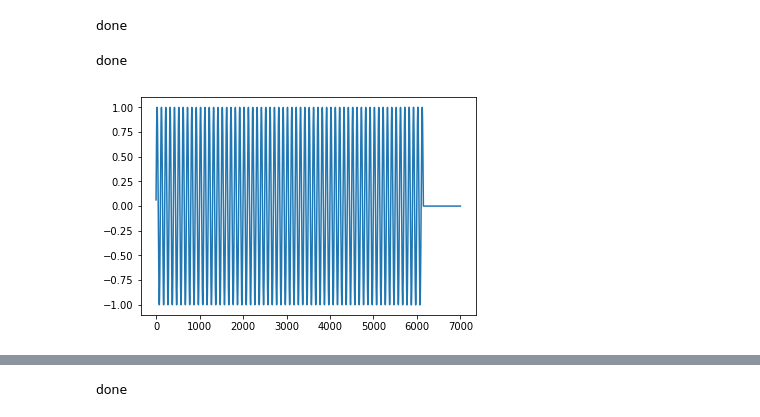
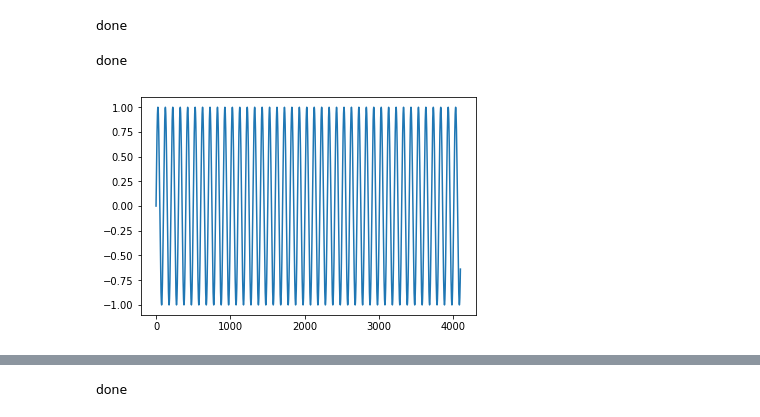
Before and after one commit to BeyondCloud/FUJI_Chorus, a Jupyter notebook: testc/fujiHarm.ipynb, the cells around one changed output, grey strips where cells are left out. Saved outputs shown, nothing was run; the diff lists cells and outputs as text; code cells hidden in the pictures.

Commit message:
done all

```diff
--- a/testc/fujiHarm.ipynb
+++ b/testc/fujiHarm.ipynb
@@ -1,31 +1,46 @@
-# %%
-from ctypes import *
-import librosa
-import numpy as np
-import math
-import pyaudio
-
-print('done')
-# %% [output]
-done
+# %%
+from ctypes import *
+import librosa
+import numpy as np
+import math
+import pyaudio
+
+fs = 44100
+delay_sec = 0.013
+depth =0.003
+mod_rate = 3.2  #Hz
+feedback = 0.3
+dry_wet = 0.4
+CHUNK = 4096
+FORMAT = pyaudio.paFloat32     # audio format (bytes per sample?)
+CHANNELS = 1                 # single channel for microphone
+
+delay_samples = np.round(delay_sec * fs)
+depth_samples = np.round(depth*fs);
+
+mod_arg = 2*3.1416*mod_rate/fs;
+print('done')
+# %% [output]
+done
 # %%
 mydll = cdll.LoadLibrary(r".\fujiHarm.dll")
 print('done')
 # %% [output]
 done
 # %%
+# offline testing,please change fujiHarm to extern function to use this demo
 import matplotlib.pyplot as plt
 
 x = np.zeros(4096);
-out = np.zeros(7000);
+out = np.zeros(4096);
 
 for t in range(4096):
     x[t] = np.sin(2.0*3.141592*40.9*t/4096.0)
 
 
 x = x.astype('float64');
 mydll.fujiHarm(c_void_p(x.ctypes.data),4096,c_void_p(out.ctypes.data))
 plt.plot(out)
 plt.show()
 # %% [output]
-[figure, old version]
+[figure, new version]
```
Also changed, not shown: parts of 2 cells of this notebook, 1 other file.
